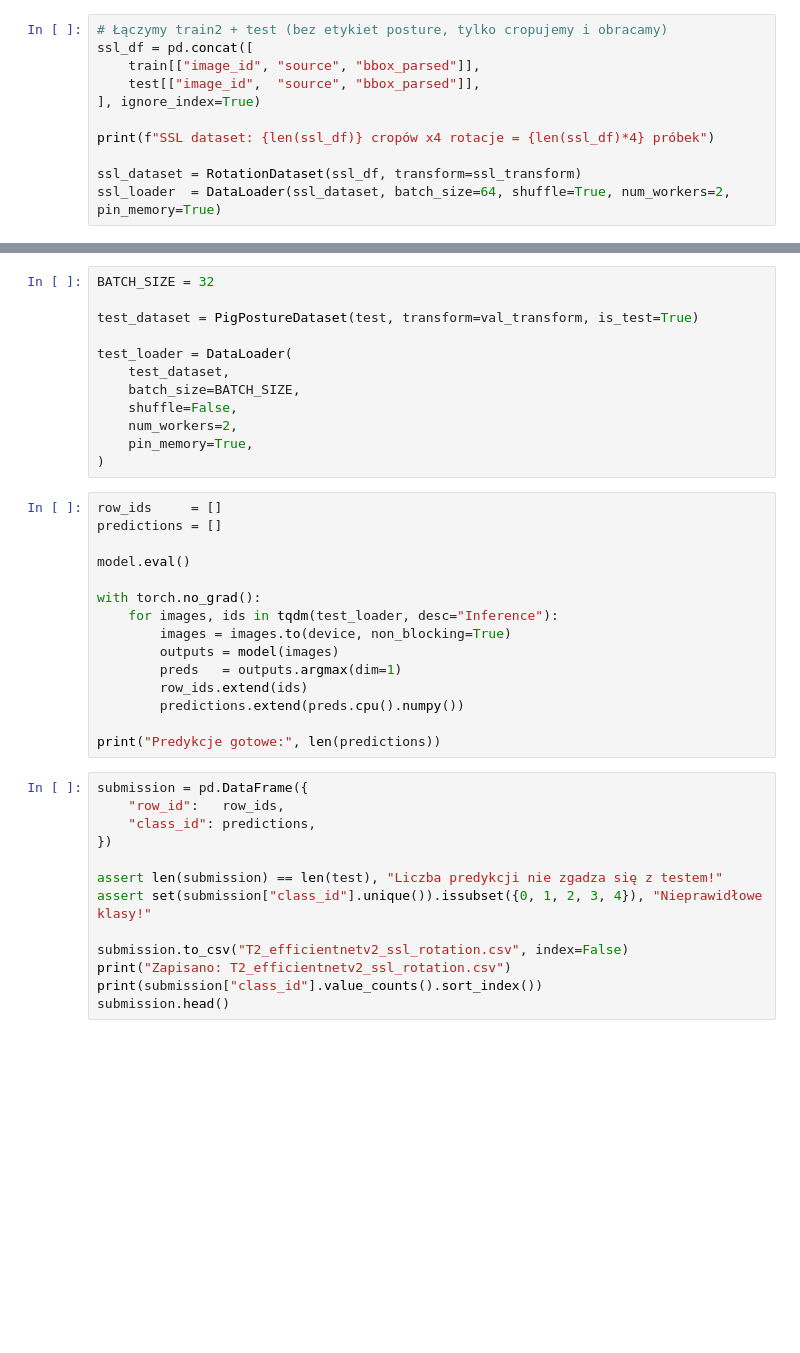
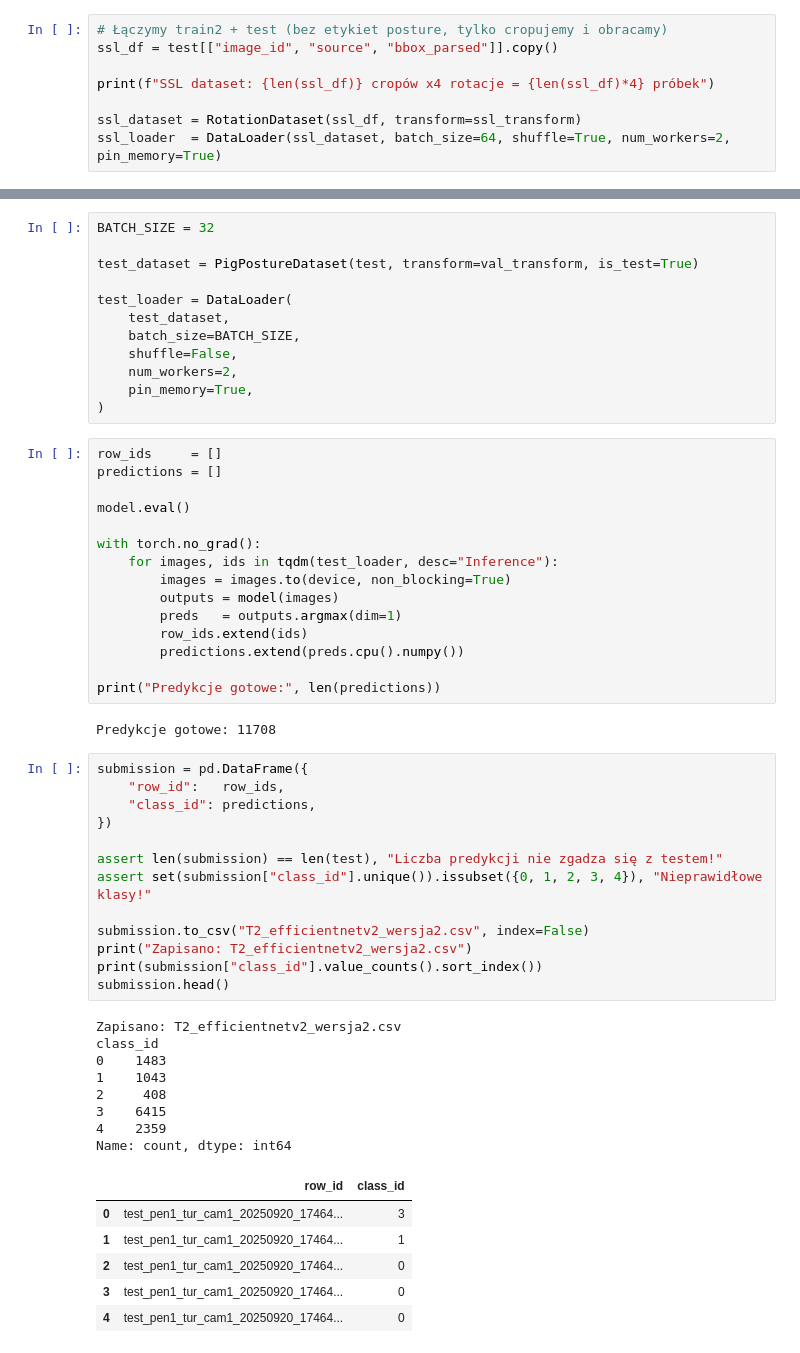
Before and after one commit to StaryDron/PigPostureComputerVision, a Jupyter notebook: EfficientNetV2_SSL_Rotation.ipynb, the cells around one changed output, grey strips where cells are left out. Cells and saved outputs as stored; diff of their text form; blank space fills up the shorter version.

```diff
--- a/EfficientNetV2_SSL_Rotation.ipynb
+++ b/EfficientNetV2_SSL_Rotation.ipynb
@@ -212,10 +249,7 @@ print("Device:", device)
 ## Faza 1 — SSL Pre-training na rotacjach (train2 + test)
 # %%
 # Łączymy train2 + test (bez etykiet posture, tylko cropujemy i obracamy)
-ssl_df = pd.concat([
-    train[["image_id", "source", "bbox_parsed"]],
-    test[["image_id",  "source", "bbox_parsed"]],
-], ignore_index=True)
+ssl_df = test[["image_id", "source", "bbox_parsed"]].copy()
 
 print(f"SSL dataset: {len(ssl_df)} cropów x4 rotacje = {len(ssl_df)*4} próbek")
 
@@ -404,18 +484,35 @@ with torch.no_grad():
         predictions.extend(preds.cpu().numpy())
 
 print("Predykcje gotowe:", len(predictions))
+# %% [output]
+Predykcje gotowe: 11708
 # %%
 submission = pd.DataFrame({
     "row_id":   row_ids,
     "class_id": predictions,
 })
 
 assert len(submission) == len(test), "Liczba predykcji nie zgadza się z testem!"
 assert set(submission["class_id"].unique()).issubset({0, 1, 2, 3, 4}), "Nieprawidłowe klasy!"
 
-submission.to_csv("T2_efficientnetv2_ssl_rotation.csv", index=False)
-print("Zapisano: T2_efficientnetv2_ssl_rotation.csv")
+submission.to_csv("T2_efficientnetv2_wersja2.csv", index=False)
+print("Zapisano: T2_efficientnetv2_wersja2.csv")
 print(submission["class_id"].value_counts().sort_index())
 submission.head()
+# %% [output]
+Zapisano: T2_efficientnetv2_wersja2.csv
+class_id
+0    1483
+1    1043
+2     408
+3    6415
+4    2359
+Name: count, dtype: int64
+|  | row_id | class_id |
+| 0 | test_pen1_tur_cam1_20250920_17464... | 3 |
+| 1 | test_pen1_tur_cam1_20250920_17464... | 1 |
+| 2 | test_pen1_tur_cam1_20250920_17464... | 0 |
+| 3 | test_pen1_tur_cam1_20250920_17464... | 0 |
+| 4 | test_pen1_tur_cam1_20250920_17464... | 0 |
 # %%
 from google.colab import files
```
Also changed, not shown: parts of 17 cells of this notebook.
